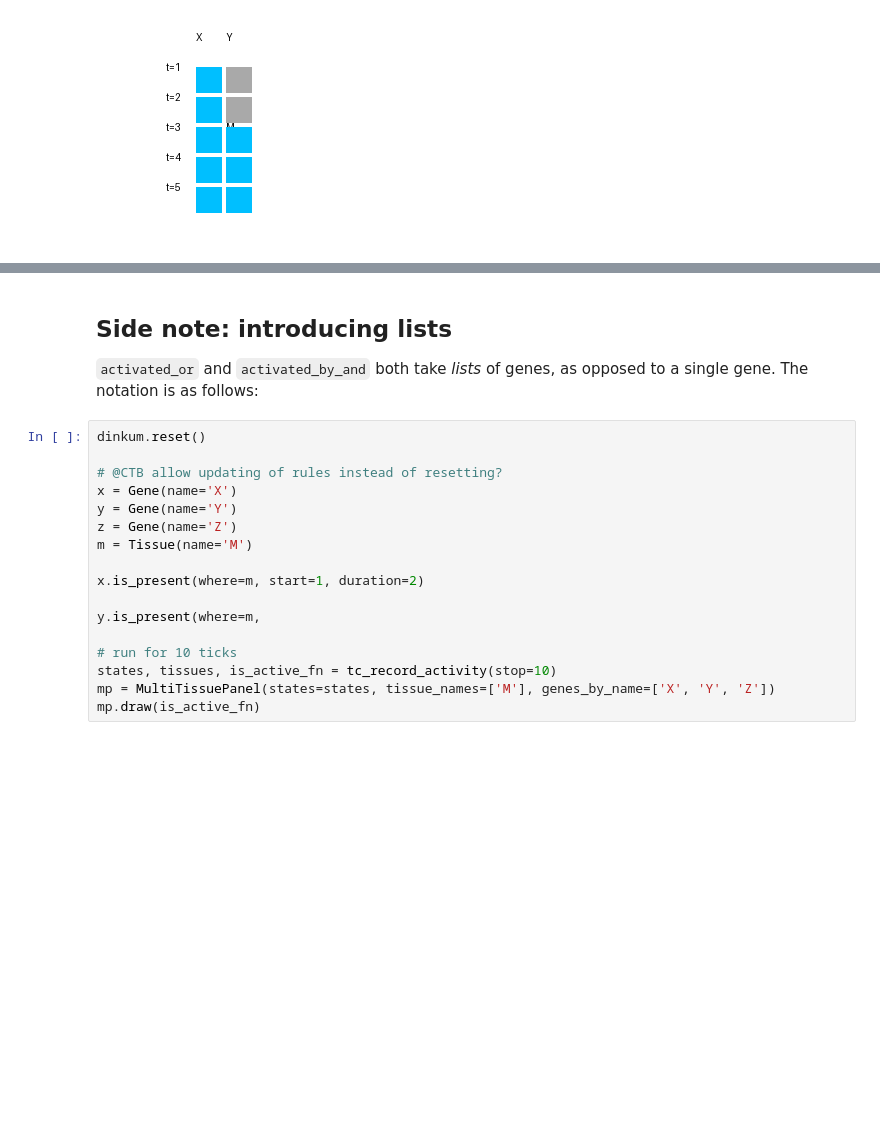
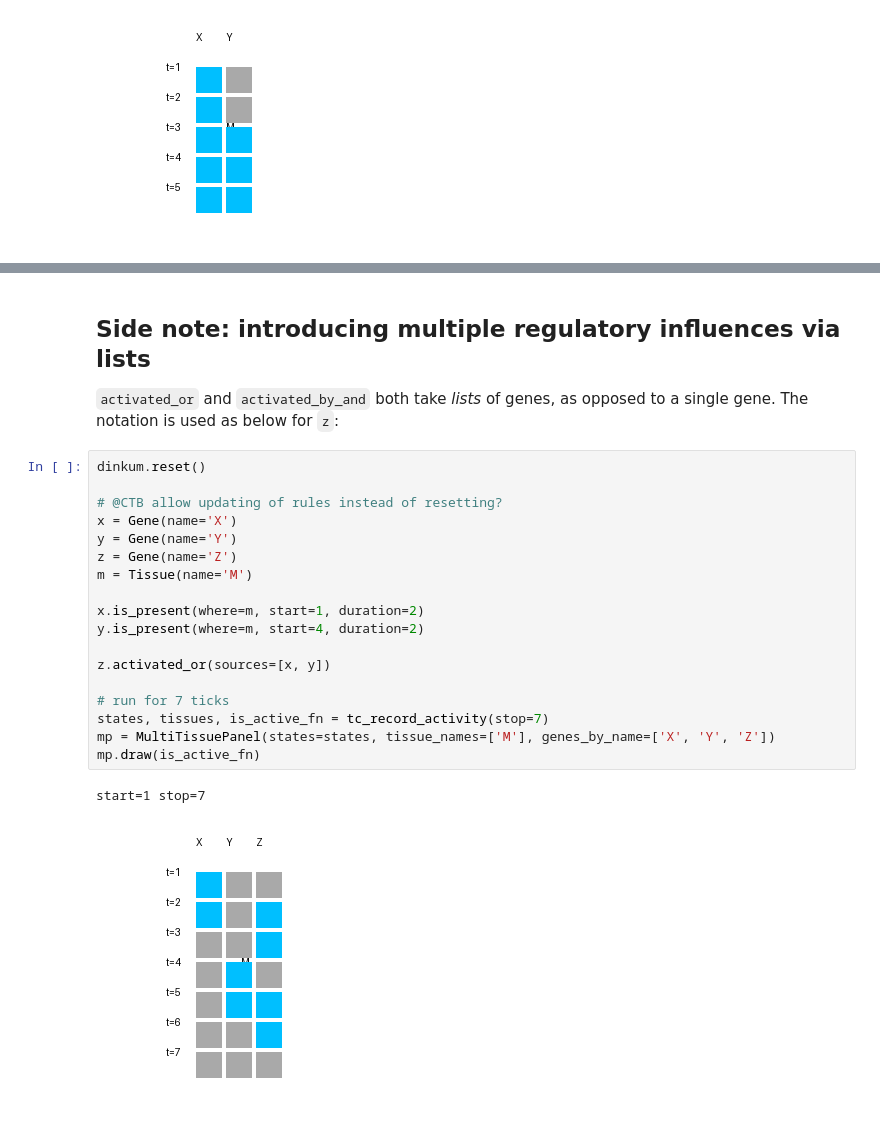
Before and after one commit to dinkum-bio/dinkum, a Jupyter notebook: notebooks/getting-started.ipynb, the cells around one changed output, grey strips where cells are left out. Drawn from its saved outputs; the diff is of its cells as text; blank space fills up the shorter version.

```diff
--- a/notebooks/getting-started.ipynb
+++ b/notebooks/getting-started.ipynb
@@ -87,23 +87,27 @@ Here are the remaining cell autonomous gene interactions that we have implemente
 * `activated_by_and(sources=[...], delay=1)` - `sources` is a list of upstream activators, all of which must be present to activate this gene.
 * `toggle_repressed(tf=..., cofactor=..., delay=1)` - this gene is repressed if `tf` is absent, or if `tf` is present without `cofactor`; it is active if both`tf` and `cofactor` are present. **@CTB isn't this basically the same as activated_by_and?**
 # %% [markdown]
-## Side note: introducing lists
+## Side note: introducing multiple regulatory influences via lists
 
-`activated_or` and `activated_by_and` both take *lists* of genes, as opposed to a single gene. The notation is as follows:
+`activated_or` and `activated_by_and` both take *lists* of genes, as opposed to a single gene. The notation is used as below for `z`:
 # %%
 dinkum.reset()
 
 # @CTB allow updating of rules instead of resetting?
 x = Gene(name='X')
 y = Gene(name='Y')
 z = Gene(name='Z')
 m = Tissue(name='M')
 
 x.is_present(where=m, start=1, duration=2)
+y.is_present(where=m, start=4, duration=2)
 
-y.is_present(where=m,
+z.activated_or(sources=[x, y])
 
-# run for 10 ticks
-states, tissues, is_active_fn = tc_record_activity(stop=10)
+# run for 7 ticks
+states, tissues, is_active_fn = tc_record_activity(stop=7)
 mp = MultiTissuePanel(states=states, tissue_names=['M'], genes_by_name=['X', 'Y', 'Z'])
 mp.draw(is_active_fn)
+# %% [output]
+start=1 stop=7
+[figure, added]
```
Also changed, not shown: parts of 3 cells of this notebook.
